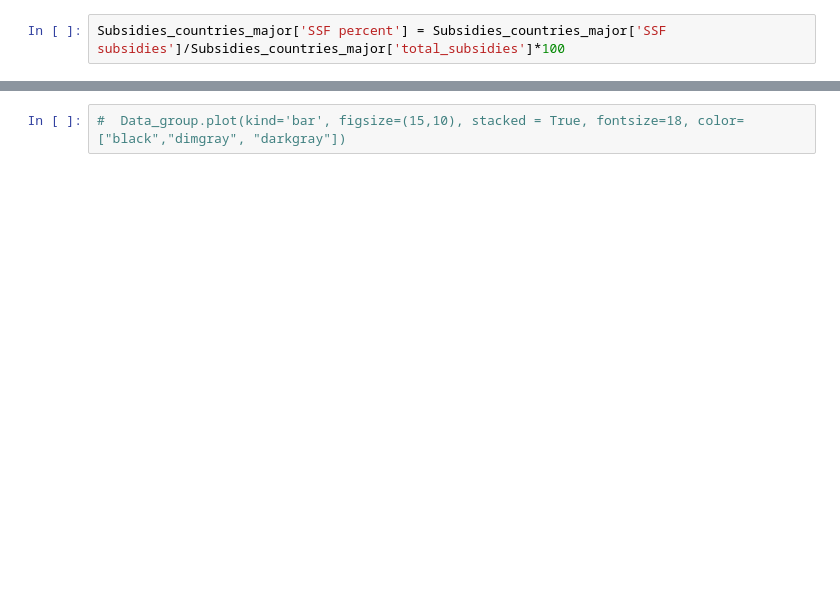
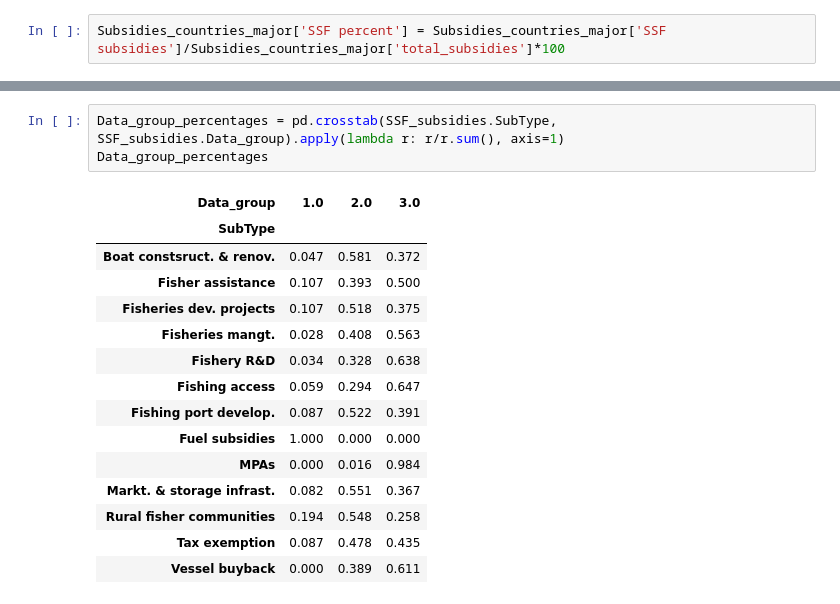
Before and after one commit to annaschu/subsidies, a Jupyter notebook: SSF subsidies capped.ipynb, the cells around one changed output, grey strips where cells are left out. Drawn from its saved outputs; the diff is of its cells as text; blank space fills up the shorter version.

```diff
--- a/SSF subsidies capped.ipynb
+++ b/SSF subsidies capped.ipynb
@@ -786,2 +828,19 @@ print Data_group.columns.values
-# %%
-#  Data_group.plot(kind='bar', figsize=(15,10), stacked = True, fontsize=18, color=["black","dimgray", "darkgray"])
+# %%
+Data_group_percentages = pd.crosstab(SSF_subsidies.SubType, SSF_subsidies.Data_group).apply(lambda r: r/r.sum(), axis=1)
+Data_group_percentages
+# %% [output]
+| Data_group | 1.0 | 2.0 | 3.0 |
+| SubType |  |  |  |
+| Boat constsruct. & renov. | 0.047 | 0.581 | 0.372 |
+| Fisher assistance | 0.107 | 0.393 | 0.500 |
+| Fisheries dev. projects | 0.107 | 0.518 | 0.375 |
+| Fisheries mangt. | 0.028 | 0.408 | 0.563 |
+| Fishery R&D | 0.034 | 0.328 | 0.638 |
+| Fishing access | 0.059 | 0.294 | 0.647 |
+| Fishing port develop. | 0.087 | 0.522 | 0.391 |
+| Fuel subsidies | 1.000 | 0.000 | 0.000 |
+| MPAs | 0.000 | 0.016 | 0.984 |
+| Markt. & storage infrast. | 0.082 | 0.551 | 0.367 |
+| Rural fisher communities | 0.194 | 0.548 | 0.258 |
+| Tax exemption | 0.087 | 0.478 | 0.435 |
+| Vessel buyback | 0.000 | 0.389 | 0.611 |
```
Also changed, not shown: parts of 19 cells of this notebook, 14 other files.
